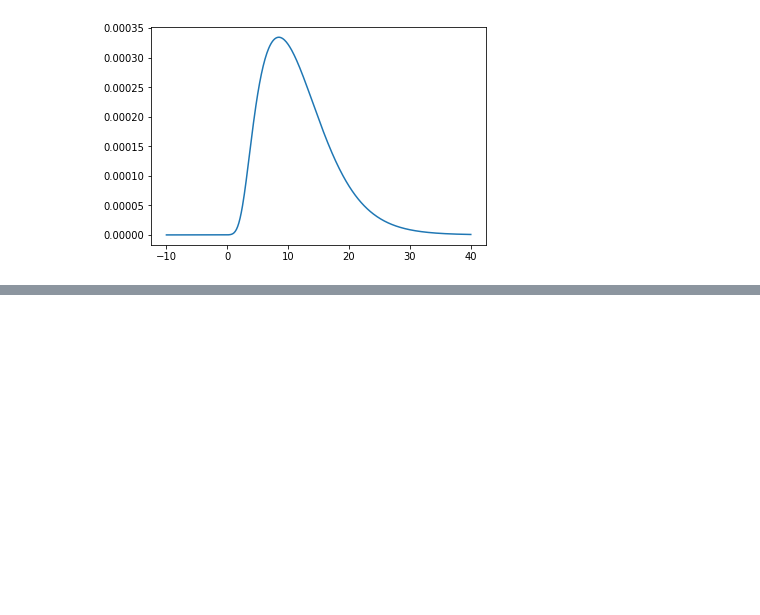
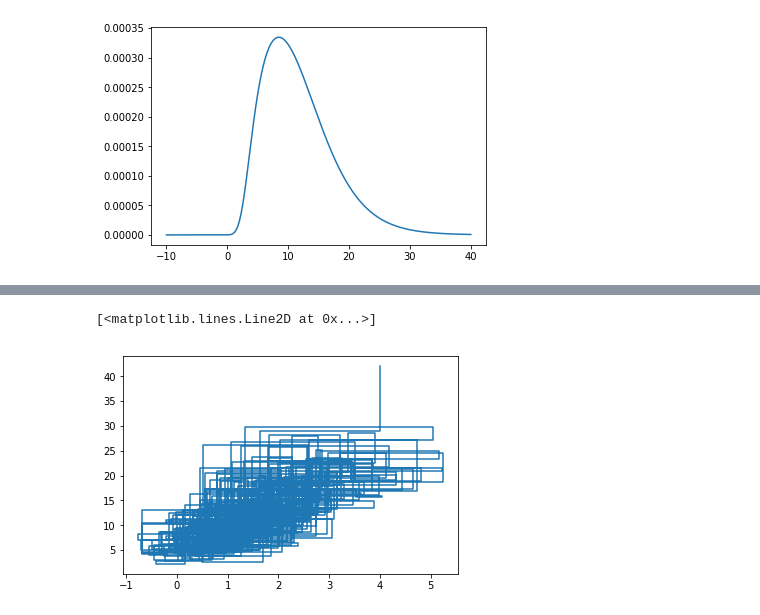
Before and after one commit to hstrey/BME-502-2019, a Jupyter notebook: LD50 class.ipynb, the cells around one changed output, grey strips where cells are left out. Cells and saved outputs as stored; diff of their text form; code cells hidden in the pictures; blank space fills up the shorter version.

```diff
--- a/LD50 class.ipynb
+++ b/LD50 class.ipynb
@@ -158,0 +192,5 @@ plt.plot(alpha_chain,beta_chain)
+# %%
+plt.plot(gibbs_alpha,gibbs_beta)
+# %% [output]
+[<matplotlib.lines.Line2D at 0x...>]
+[figure, added]
```
Also changed, not shown: parts of 9 cells of this notebook, 1 other file.
